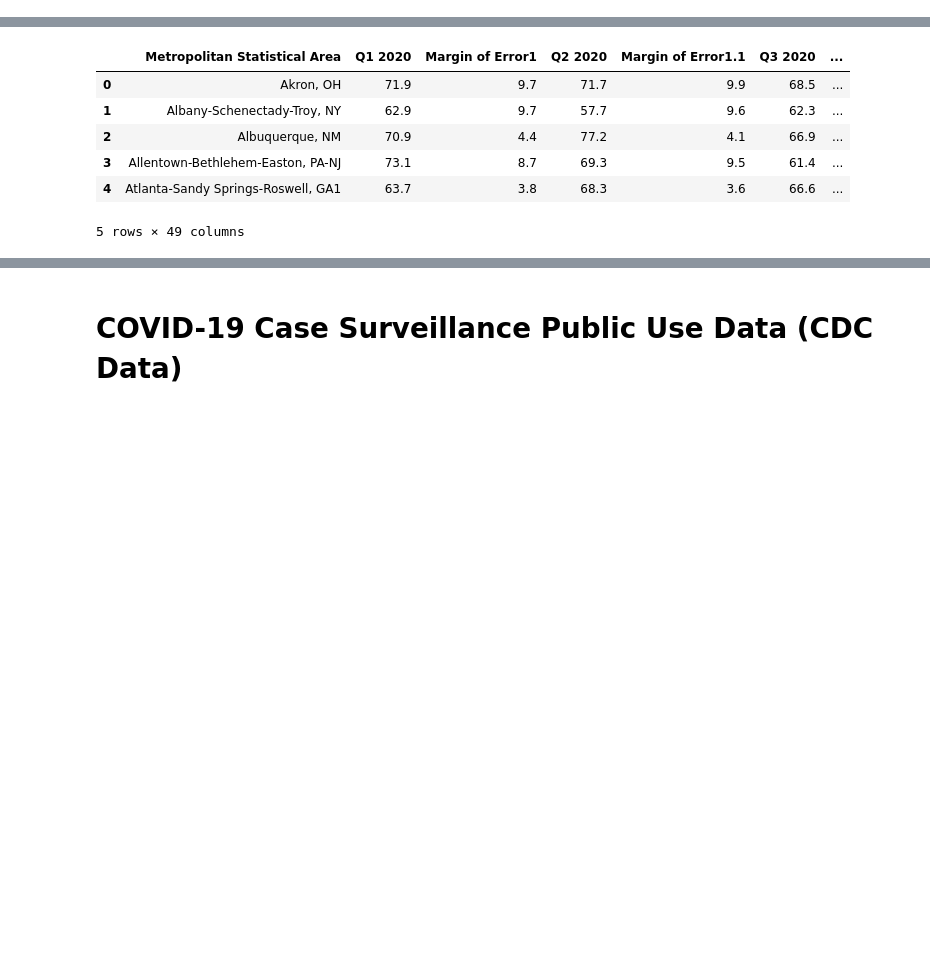
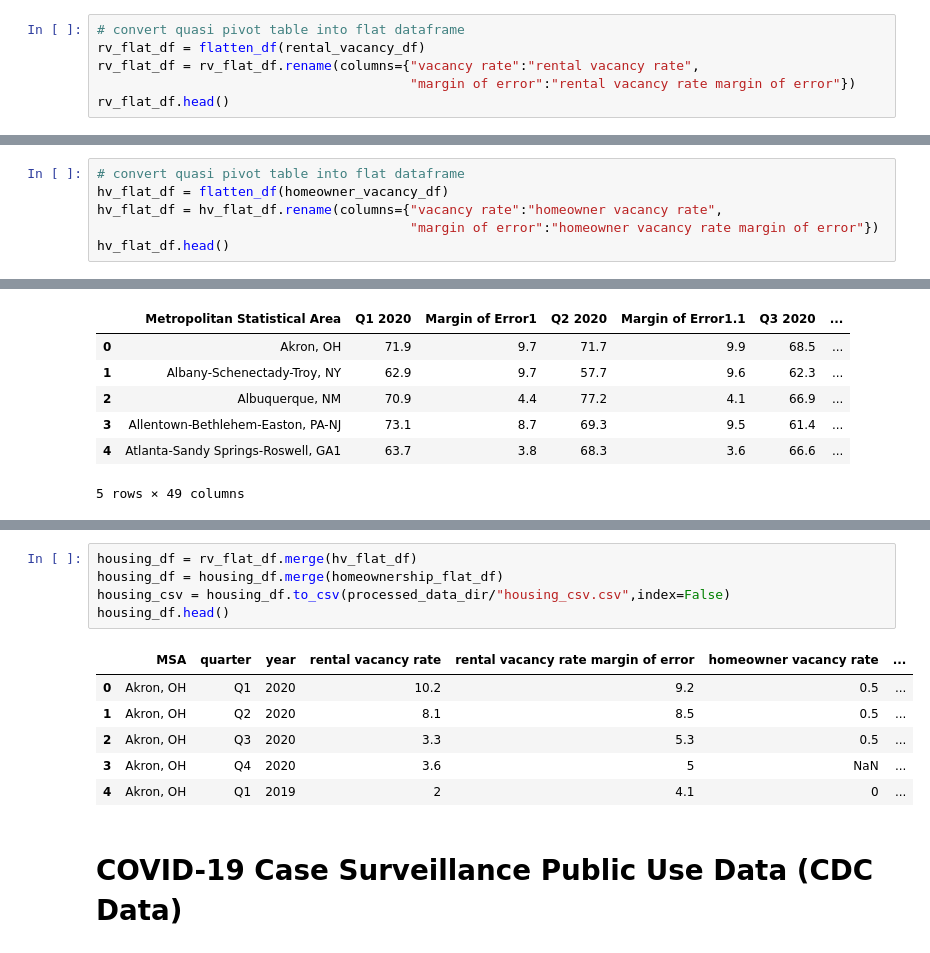
Before and after one commit to jamilao/housing-and-covid19, a Jupyter notebook: notebooks/census-and-covid.ipynb, the cells around one changed output, grey strips where cells are left out. Saved outputs shown, nothing was run; the diff lists cells and outputs as text; blank space fills up the shorter version.

```diff
--- a/notebooks/census-and-covid.ipynb
+++ b/notebooks/census-and-covid.ipynb
@@ -87,0 +78,6 @@ rv_flat_df.head()
+# %%
+# convert quasi pivot table into flat dataframe
+rv_flat_df = flatten_df(rental_vacancy_df)
+rv_flat_df = rv_flat_df.rename(columns={"vacancy rate":"rental vacancy rate",
+                                        "margin of error":"rental vacancy rate margin of error"})
+rv_flat_df.head()
@@ -121,0 +115,6 @@ hv_flat_df.head()
+# %%
+# convert quasi pivot table into flat dataframe
+hv_flat_df = flatten_df(homeowner_vacancy_df)
+hv_flat_df = hv_flat_df.rename(columns={"vacancy rate":"homeowner vacancy rate",
+                                        "margin of error":"homeowner vacancy rate margin of error"})
+hv_flat_df.head()
@@ -154,6 +162,18 @@ homeownership_flat_df.head()
 | 2 | Akron, OH | Q3 | 2020 | 68.5 | 10.1 |
 | 3 | Akron, OH | Q4 | 2020 | 66.4 | 9.6 |
 | 4 | Akron, OH | Q1 | 2019 | 68.3 | 9.9 |
+# %%
+housing_df = rv_flat_df.merge(hv_flat_df)
+housing_df = housing_df.merge(homeownership_flat_df)
+housing_csv = housing_df.to_csv(processed_data_dir/"housing_csv.csv",index=False)
+housing_df.head()
+# %% [output]
+|  | MSA | quarter | year | rental vacancy rate | rental vacancy rate margin of error | homeowner vacancy rate | ... |
+| 0 | Akron, OH | Q1 | 2020 | 10.2 | 9.2 | 0.5 | ... |
+| 1 | Akron, OH | Q2 | 2020 | 8.1 | 8.5 | 0.5 | ... |
+| 2 | Akron, OH | Q3 | 2020 | 3.3 | 5.3 | 0.5 | ... |
+| 3 | Akron, OH | Q4 | 2020 | 3.6 | 5 | NaN | ... |
+| 4 | Akron, OH | Q1 | 2019 | 2 | 4.1 | 0 | ... |
 # %% [markdown]
 # COVID-19 Case Surveillance Public Use Data (CDC Data)
 # %%
```
Also changed, not shown: parts of 7 cells of this notebook.
